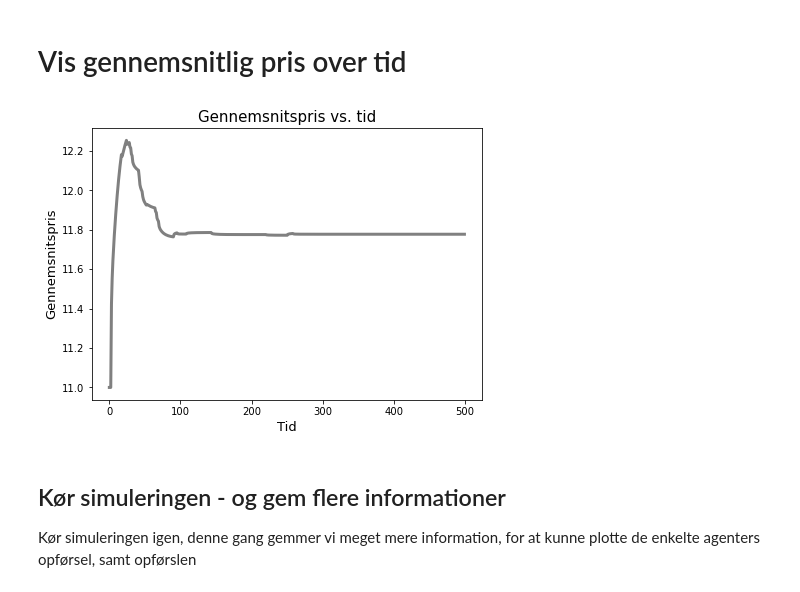
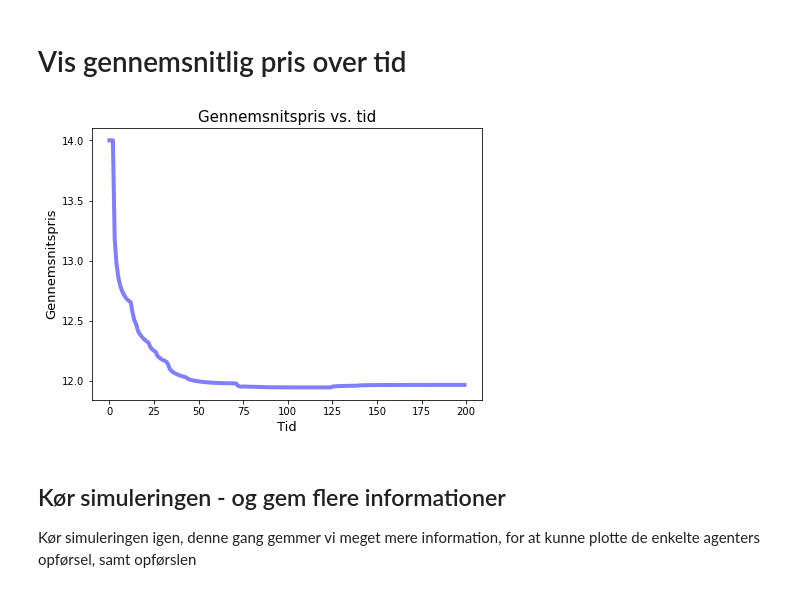
Before and after one commit to DatalogiForAlle/market_competition, a Jupyter notebook: empirical_market_competition_mc.ipynb, the cells around one changed output. Saved outputs shown, nothing was run; the diff lists cells and outputs as text; code cells hidden in the pictures.

```diff
--- a/empirical_market_competition_mc.ipynb
+++ b/empirical_market_competition_mc.ipynb
@@ -16,14 +15,17 @@ importlib.reload(marketlib)
 # %% [markdown]
 ## Markedsparametre
 # %%
+# Skalering af efterspørgselskurven - svarer til markedets størrelse. Delta kan være hvilket som helst positivt tal
+Δ = 10
+
 # Alpha: hvor meget forbrugere vil efterspørge, hvis prisen er nul
-alpha = 10.5
+alpha = 10.5*Δ
 
 # Beta: hældning på demand-kurve, hvor stor effekt prisen på varen har på efterspørgslen
-beta = 1.75
+beta = 1.75*Δ
 
 # Theta: afgører hvilken indflydelse det har at prisen afviger fra markedsgennemsnittet
-theta = 1.45833
+theta = 1.45833*Δ
 
 # Marginal produktionsomkostninger
 c = 8
@@ -32,7 +34,7 @@ c = 8
 mp = {'alpha': alpha, 'beta': beta, 'theta': theta, 'c': c}
 
 # Hvor mange tids-skridt skal simuleringen køre?
-time_steps = 500
+time_steps = 200
 
 # Antal agenter (bliver overskrevet hvis man anvender de empiriske agenter alene)
 num_agents = 200
@@ -40,13 +42,13 @@ num_agents = 200
 ## Agent parametre
 # %%
 # Hvor mange penge har hver agent når simulationen går i gang?
-initial_endowment = 500
+initial_endowment = 500*Δ
 
 # Hvilket produktionsniveau starter agenterne på?
-initial_production = 7.5
+initial_production = 7.5*Δ
 
 # Hvilken pris sætter agenterne i starten?
-initial_price = 11
+initial_price = 14
 
 # Angiv andel af agenterne, der følger flokken i prissætning
 share_herding = 0.3
@@ -56,18 +58,22 @@ num_agents_best_response = int((1 - share_herding)*num_agents)
 
 # Hent parametre til agenters adfærd - best response
 pe_params_br, p_params_br, q_params_br, num_agents_best_response = marketlib.get_parameters(mp,
-                                                                            param_type = "best_response",
+                                                                            agent_type = "best_response",
                                                                             num_agents = num_agents_best_response)
 
 # Parametre til agenters adfærd - herding
 pe_params_h, p_params_h, q_params_h, num_agents_herding = marketlib.get_parameters(mp,
-                                                                            param_type = "herding",
+                                                                            agent_type = "herding",
                                                                             num_agents = num_agents_herding)
 
 # Saml best response parametre og herding parametre i 1 data frame for hver parameter klasse
-pe_params = pd.concat([pe_params_br, pe_params_h])
-p_params = pd.concat([p_params_br, p_params_h])
-q_params = pd.concat([q_params_br, q_params_h])
+pe_params = pd.concat([pe_params_br, pe_params_h], ignore_index=True)
+p_params = pd.concat([p_params_br, p_params_h], ignore_index=True)
+q_params = pd.concat([q_params_br, q_params_h], ignore_index=True)
+
+#pe_params.reset_index(drop = True);
+#p_params.reset_index(drop = True);
+#q_params.reset_index(drop = True);
 # %% [markdown]
 ## Beregning af efterspørgsel
 
@@ -139,12 +145,12 @@ for t in range(t_prehist, time_steps):
 # %% [markdown]
 # Vis gennemsnitlig pris over tid
 # %%
-mean_prices.plot(legend = None, color = 'grey', alpha = 1, linewidth = 3)
+mean_prices.plot(legend = None, color = 'blue', alpha = 0.5, linewidth = 4)
 plt.title("Gennemsnitspris vs. tid", weight = 'roman', size = 15)
 plt.xlabel('Tid', weight = 'roman', size = 13)
 plt.ylabel('Gennemsnitspris', weight = 'roman', size = 13);
 # %% [output]
-[figure, old version]
+[figure, new version]
 # %% [markdown]
 ## Kør simuleringen - og gem flere informationer
 
```
Also changed, not shown: parts of 14 cells of this notebook, 1 other file.
